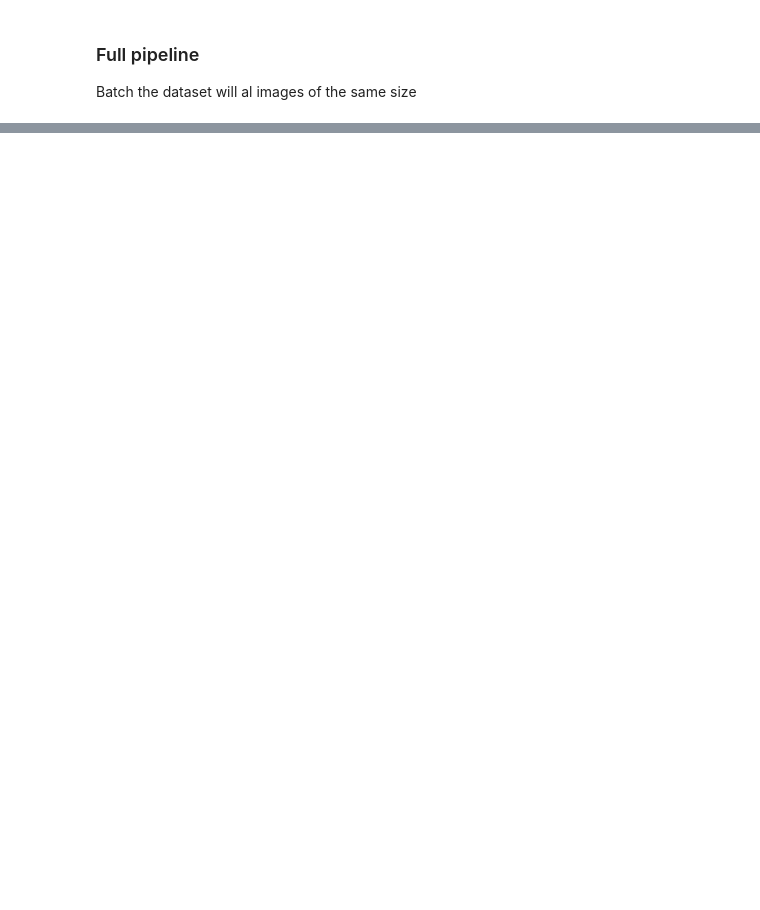
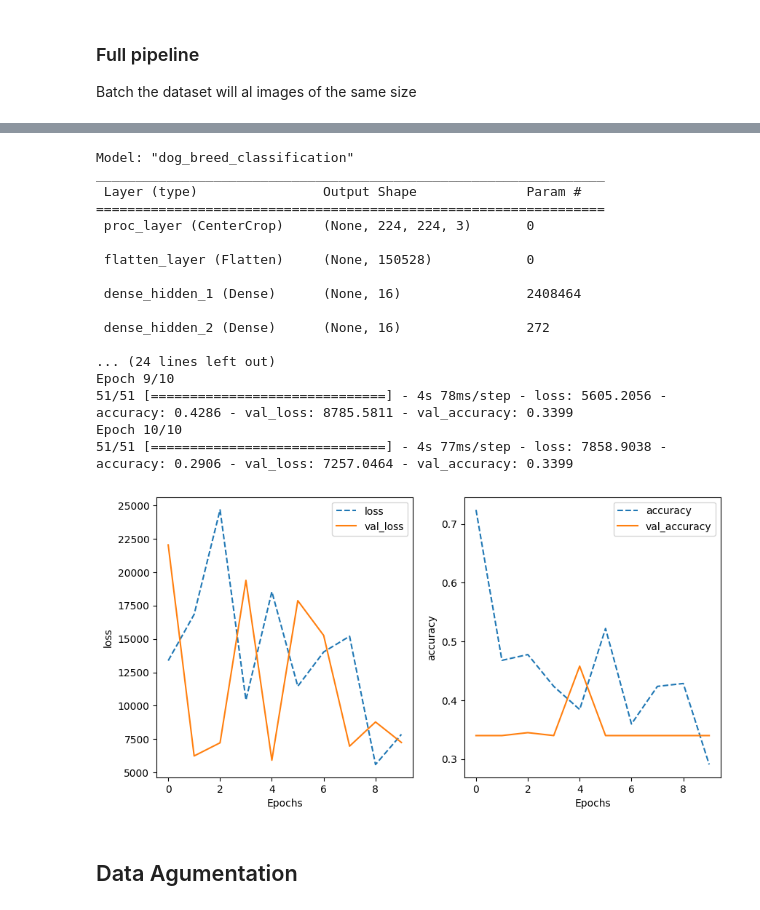
Before and after one commit to alexis-anzaldo/practical-ml-vision, a Jupyter notebook: Creating_datasets/processing.ipynb, the cells around one changed output, grey strips where cells are left out. Drawn from its saved outputs; the diff is of its cells as text; code cells hidden in the pictures; blank space fills up the shorter version.

```diff
--- a/Creating_datasets/processing.ipynb
+++ b/Creating_datasets/processing.ipynb
@@ -270,0 +403,6 @@ Epoch 10/10
+# %%
+NUM_CLASSES=3
+# Function to map labels to one-hot encoded format
+def map_labels(img, label):
+    one_hot_label = tf.one_hot(label, depth=NUM_CLASSES)
+    return img, one_hot_label
@@ -270,0 +458,23 @@ Epoch 10/10
+# %%
+model = train_and_evaluate()
+# %% [output]
+Model: "dog_breed_classification"
+_________________________________________________________________
+ Layer (type)                Output Shape              Param #
+=================================================================
+ proc_layer (CenterCrop)     (None, 224, 224, 3)       0
+
+ flatten_layer (Flatten)     (None, 150528)            0
+
+ dense_hidden_1 (Dense)      (None, 16)                2408464
+
+ dense_hidden_2 (Dense)      (None, 16)                272
+
+... (24 lines left out)
+Epoch 9/10
+51/51 [==============================] - 4s 78ms/step - loss: 5605.2056 - accuracy: 0.4286 - val_loss: 8785.5811 - val_accuracy: 0.3399
+Epoch 10/10
+51/51 [==============================] - 4s 77ms/step - loss: 7858.9038 - accuracy: 0.2906 - val_loss: 7257.0464 - val_accuracy: 0.3399
+[figure, added]
+# %% [markdown]
+## Data Agumentation
```
Also changed, not shown: parts of 21 cells of this notebook, 1 other file.
